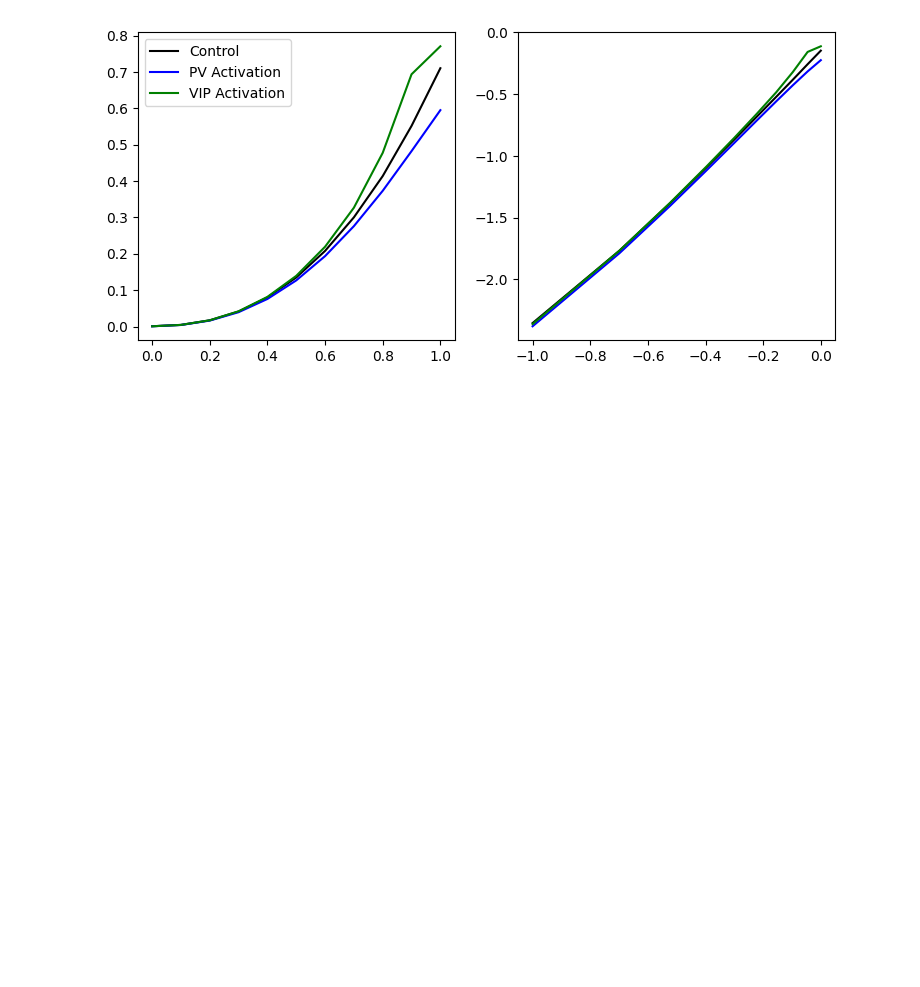
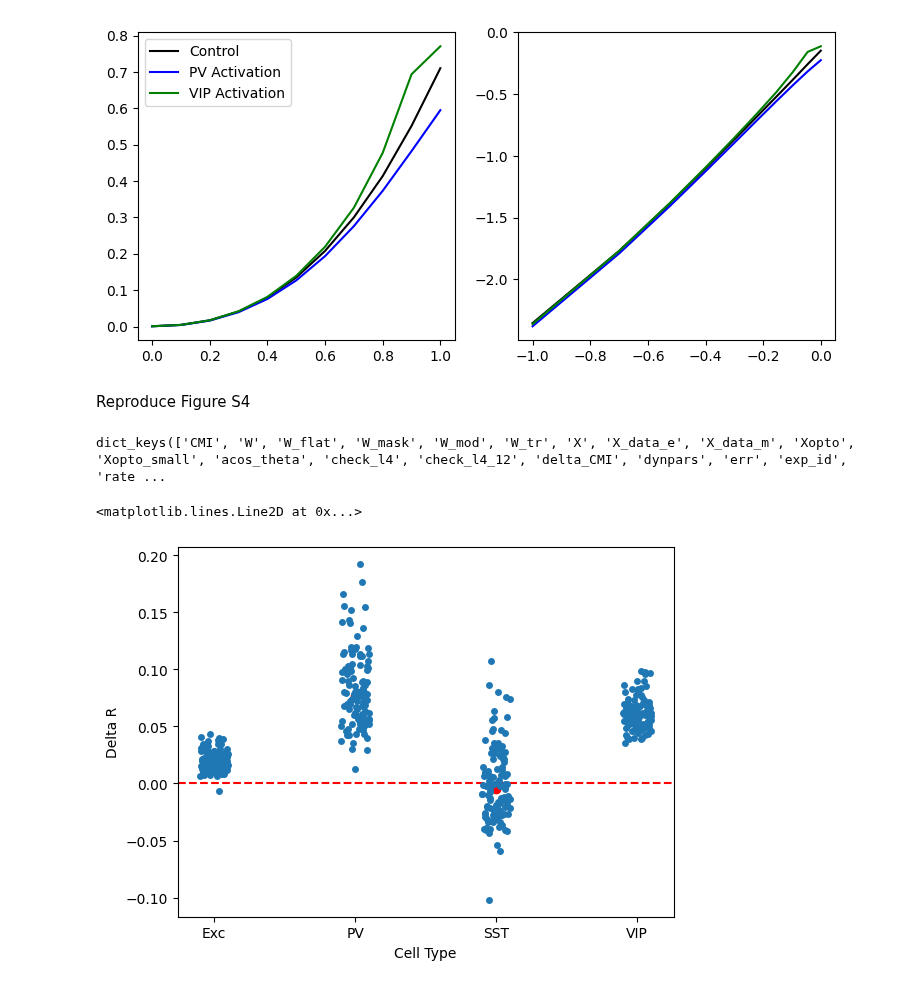
Before and after one commit to ryan-gorzek/trachtenberg-lab, a Jupyter notebook: modeling/dynamical_system_perturbed.ipynb, the cells around one changed output. Saved outputs shown, nothing was run; the diff lists cells and outputs as text; code cells hidden in the pictures; blank space fills up the shorter version.

```diff
--- a/modeling/dynamical_system_perturbed.ipynb
+++ b/modeling/dynamical_system_perturbed.ipynb
@@ -130,3 +130,5 @@ axs[0].legend(("Control", "PV Activation", "VIP Activation"))
 fig.set_size_inches(9, 4)
 # %% [output]
 [figure]
+# %% [markdown]
+Reproduce Figure S4
@@ -132,0 +158,40 @@ fig.set_size_inches(9, 4)
+# %%
+data_all.keys()
+# %% [output]
+dict_keys(['CMI', 'W', 'W_flat', 'W_mask', 'W_mod', 'W_tr', 'X', 'X_data_e', 'X_data_m', 'Xopto', 'Xopto_small', 'acos_theta', 'check_l4', 'check_l4_12', 'delta_CMI', 'dynpars', 'err', 'exp_id', 'rate ...
+# %%
+I = np.identity(nc2)
+n = 2
+opto_idx = {"VIP" : 3} # Pythonic PV and VIP indices within weight matrix
+dq = 0.01
+
+r_opto = {"VIP" : np.tile(np.nan, (nc2, nsol))} # store activity for each perturbation
+
+for ct in ["VIP"]:
+    p = np.zeros((nc,)) # subnetwork
+    p[opto_idx[ct]] = 1 # opto stimulation for current cell type
+    p = np.tile(p, (nb,)) # tile for each subnetwork
+    for isol in tqdm(range(nsol)):
+        rt = iso_fixed_points[isol, :]
+        d = n * (rt ** (1 - 1/n))
+        D = np.diag(d)
+        A = data_all["W"][isol, :, :nc2].squeeze()
+        dr = np.matmul(np.linalg.inv(I - np.matmul(D, A)), np.matmul(D, p * dq))
+        r_opto[ct][:, isol] = dr
+
+subnetwork = r_opto["VIP"][:4, :].T * data_all["rate_factor"][:4]
+# plot the perturbation for each cell type in centered, preferred direction subnetwork
+dr_df = pd.DataFrame(subnetwork, columns=["Exc", "PV", "SST", "VIP"])
+dr_df = dr_df.melt(var_name='Cell Type', value_name='Delta R')
+sns.stripplot(x='Cell Type', y='Delta R', data=dr_df)
+# dr_med_df = pd.DataFrame(np.median(subnetwork), columns=["Exc", "PV", "SST", "VIP"])
+# sns.stripplot(x='Cell Type', y='Delta R', data=dr_df)
+plt.plot(np.median(subnetwork, axis=0), 'o', color="red")
+plt.axhline(0, color="r", linestyle="--")
+
+# fig, ax = plt.subplots()
+# ax.plot(subnetwork, 'o')
+# ax.
+# %% [output]
+<matplotlib.lines.Line2D at 0x...>
+[figure, added]
```
Also changed, not shown: parts of 5 cells of this notebook, 7 other files.
